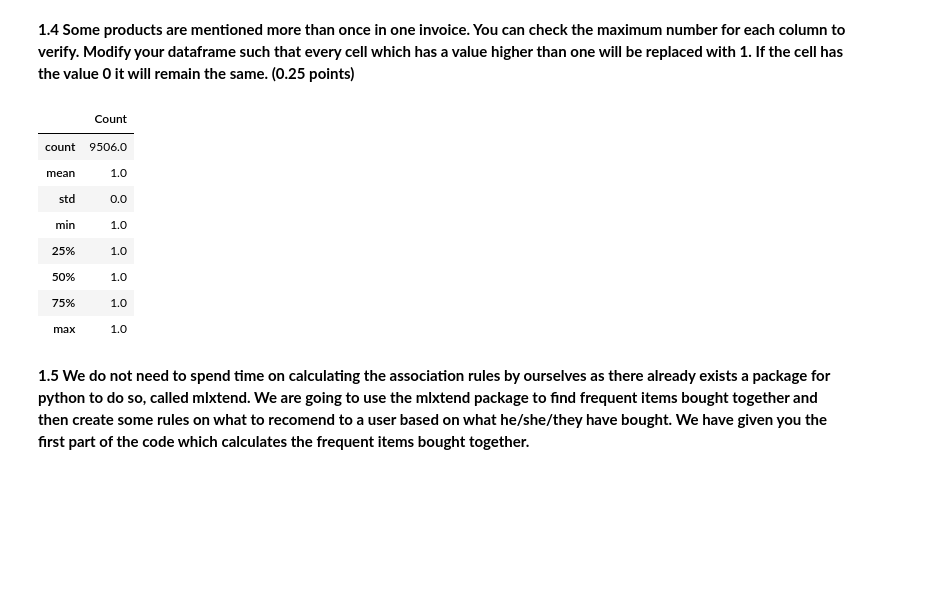
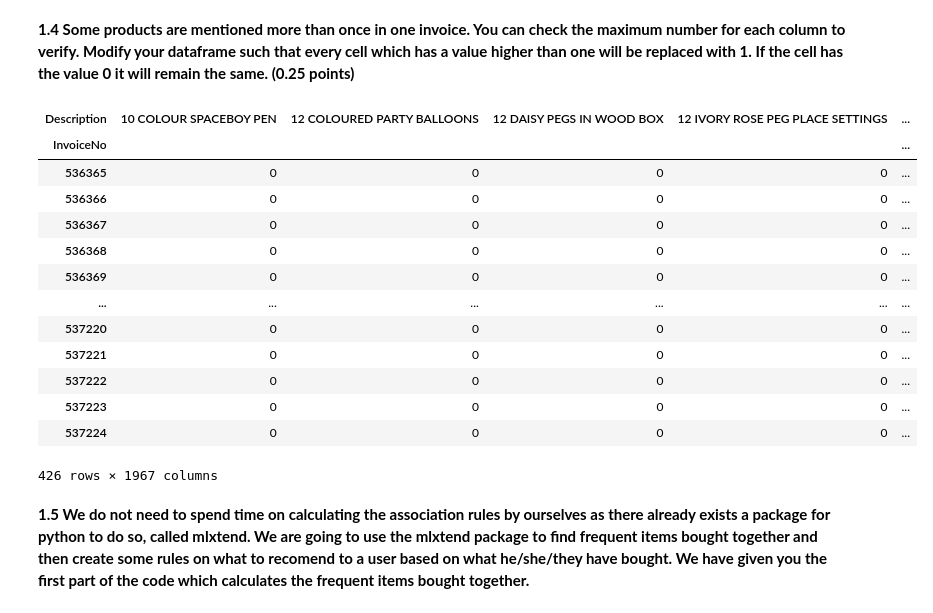
Before and after one commit to enliktjioe/bda2020, a Jupyter notebook: HW4/Homework_04_Enlik_Nga.ipynb, the cells around one changed output. Saved outputs shown, nothing was run; the diff lists cells and outputs as text; code cells hidden in the pictures; blank space fills up the shorter version.

```diff
--- a/HW4/Homework_04_Enlik_Nga.ipynb
+++ b/HW4/Homework_04_Enlik_Nga.ipynb
@@ -148,22 +162,34 @@ Name: (536412, 12 DAISY PEGS IN WOOD BOX), dtype: int64
 # %% [markdown]
 **1.4 Some products are mentioned more than once in one invoice. You can check the maximum number for each column to
 verify. Modify your dataframe such that every cell which has a value higher than one will be replaced with 1. If the cell has the value 0 it will remain the same. (0.25 points)**
-# %%
-# Reference
-# https://kite.com/python/answers/how-to-change-values-in-a-pandas-dataframe-column-based-on-a-condition-in-python
-basket_sets = basket.copy()
-basket_sets.loc[basket_sets.Count > 1, "Count"] = 1
-basket_sets.describe()
-# %% [output]
-|  | Count |
-| count | 9506.0 |
-| mean | 1.0 |
-| std | 0.0 |
-| min | 1.0 |
-| 25% | 1.0 |
-| 50% | 1.0 |
-| 75% | 1.0 |
-| max | 1.0 |
+# %%
+# fucntion for "one-hot encoding" of the data
+def encode_units(x):
+    if x <= 0:
+        return 0
+    if x >= 1:
+        return 1
+
+basket_sets = basket.applymap(encode_units)
+#remove "POSTAGE" column because it's not relevant in our association exploration
+basket_sets.drop('POSTAGE', inplace=True, axis=1)
+# %%
+basket_sets
+# %% [output]
+| Description | 10 COLOUR SPACEBOY PEN | 12 COLOURED PARTY BALLOONS | 12 DAISY PEGS IN WOOD BOX | 12 IVORY ROSE PEG PLACE SETTINGS | ... |
+| InvoiceNo |  |  |  |  | ... |
+| 536365 | 0 | 0 | 0 | 0 | ... |
+| 536366 | 0 | 0 | 0 | 0 | ... |
+| 536367 | 0 | 0 | 0 | 0 | ... |
+| 536368 | 0 | 0 | 0 | 0 | ... |
+| 536369 | 0 | 0 | 0 | 0 | ... |
+| ... | ... | ... | ... | ... | ... |
+| 537220 | 0 | 0 | 0 | 0 | ... |
+| 537221 | 0 | 0 | 0 | 0 | ... |
+| 537222 | 0 | 0 | 0 | 0 | ... |
+| 537223 | 0 | 0 | 0 | 0 | ... |
+| 537224 | 0 | 0 | 0 | 0 | ... |
+426 rows × 1967 columns
 # %% [markdown]
 **1.5 We do not need to spend time on calculating the association rules by ourselves as there already exists a package for python to do so, called mlxtend. We are going to use the mlxtend package to find frequent items bought together and then create some rules on what to recomend to a user based on what he/she/they have bought. We have given you the first part of the code which calculates the frequent items bought together.**
 # %%
```
Also changed, not shown: parts of 11 cells of this notebook.
